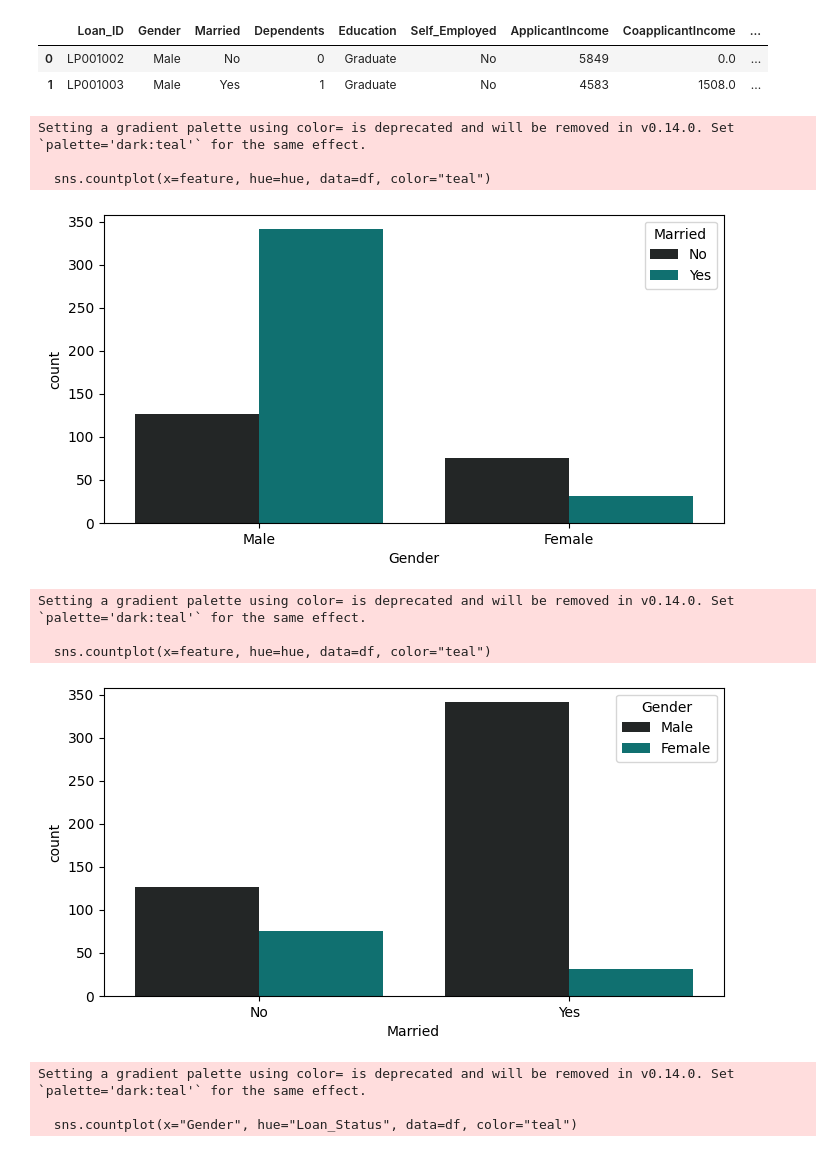
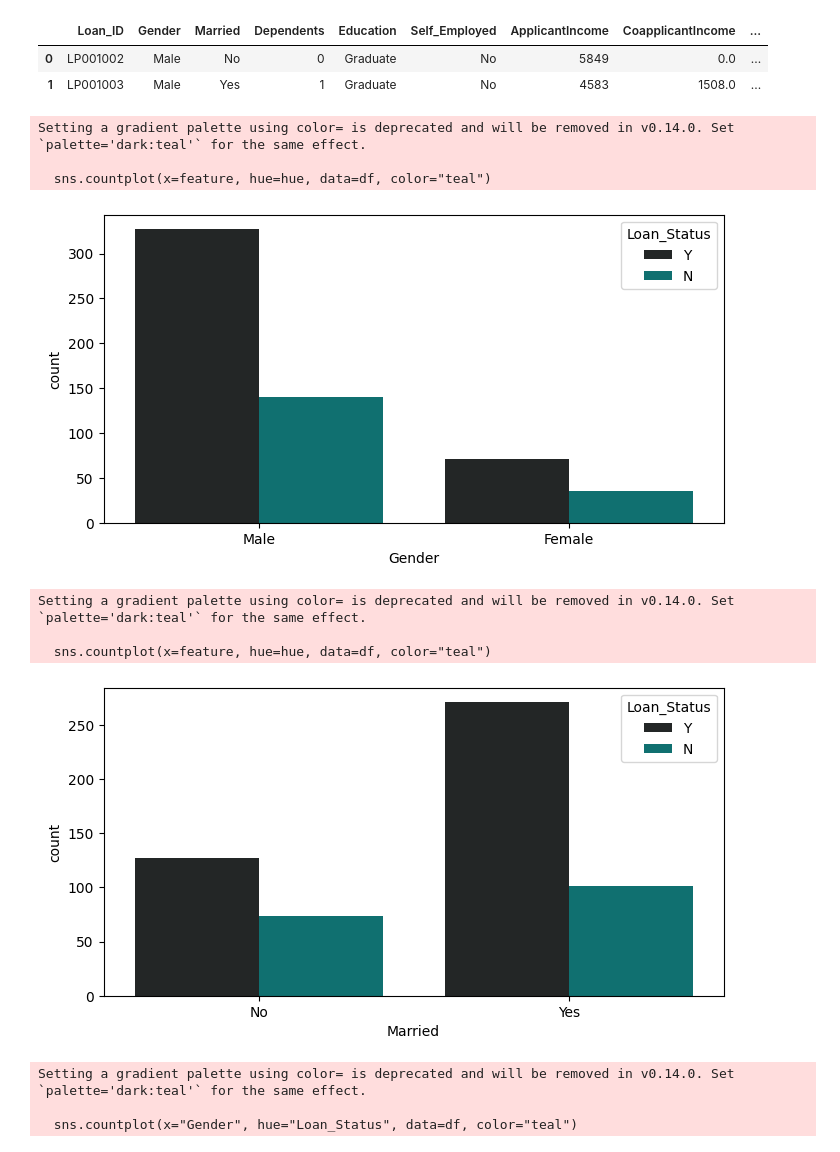
Before and after one commit to raji-ayyub/gen_ai_backend, a Jupyter notebook: task_25.ipynb, the cells around one changed output. Saved outputs shown, nothing was run; the diff lists cells and outputs as text; code cells hidden in the pictures.

```diff
--- a/task_25.ipynb
+++ b/task_25.ipynb
@@ -278,21 +278,20 @@ def bivariate_analysis_pipeline_boolean(df, feature, hue):
 # %%
 
 
 features = ["Gender", "Married"]
 
 for feature in features:
-    for hue in features:
-        if hue != feature:
-            bivariate_analysis_pipeline_boolean(df, feature, hue)
+    hue = df["Loan_Status"]
+    bivariate_analysis_pipeline_boolean(df, feature, hue)
 # %% [output]
 Setting a gradient palette using color= is deprecated and will be removed in v0.14.0. Set `palette='dark:teal'` for the same effect.
 
   sns.countplot(x=feature, hue=hue, data=df, color="teal")
-[figure, old version]
+[figure, new version]
 Setting a gradient palette using color= is deprecated and will be removed in v0.14.0. Set `palette='dark:teal'` for the same effect.
 
   sns.countplot(x=feature, hue=hue, data=df, color="teal")
-[figure, old version]
+[figure, new version]
 # %%
 sns.countplot(x="Gender", hue="Loan_Status", data=df, color="teal")
 # %% [output]
```
